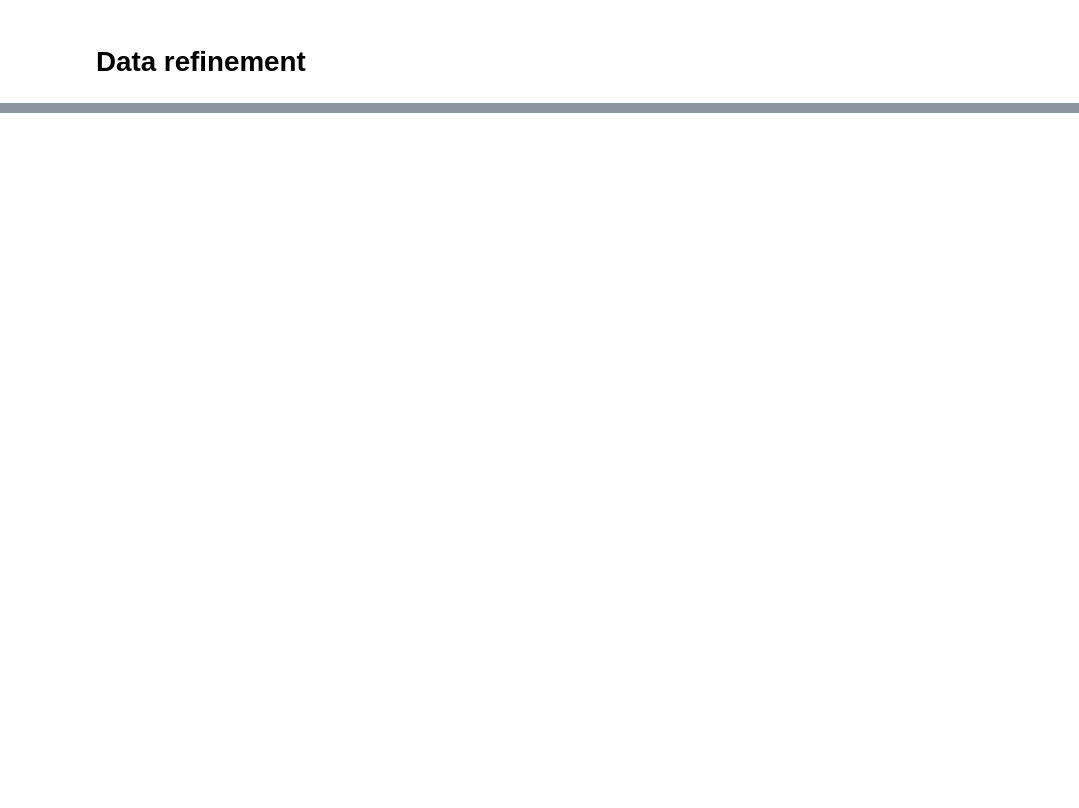
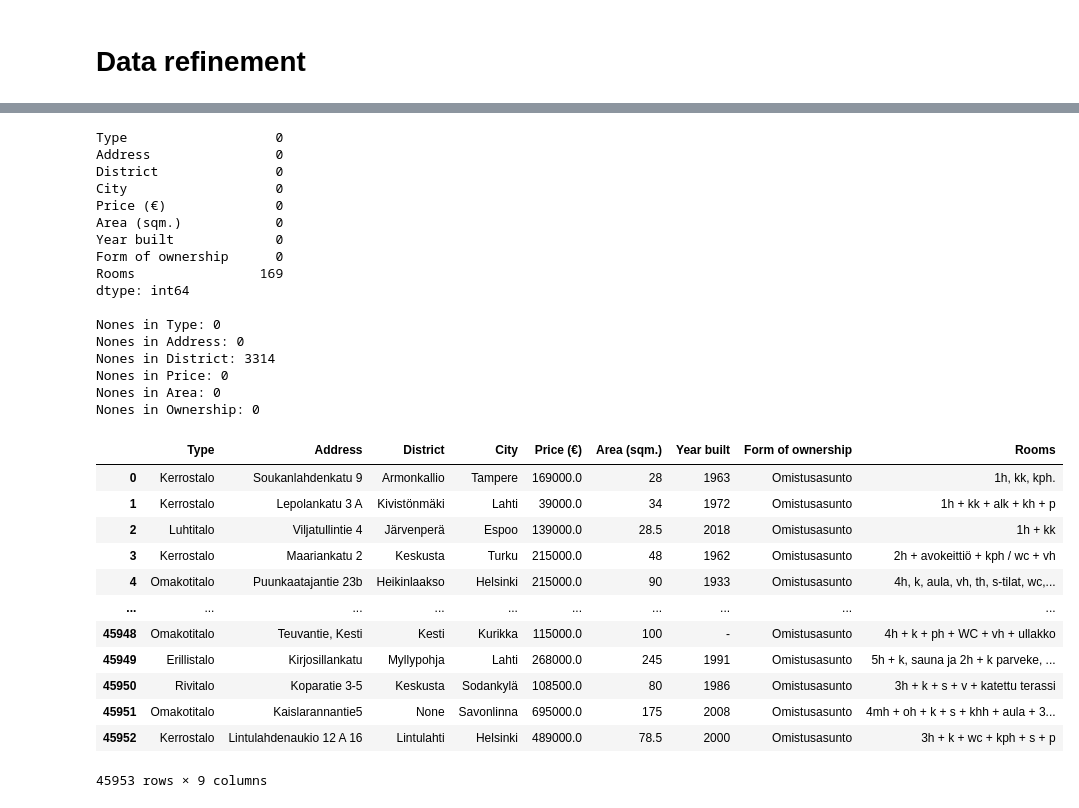
Before and after one commit to Teolhyn/Housing-market-analysis-with-webscraped-data, a Jupyter notebook: Data-refining.ipynb, the cells around one changed output, grey strips where cells are left out. Cells and saved outputs as stored; diff of their text form; code cells hidden in the pictures; blank space fills up the shorter version.

```diff
--- a/Data-refining.ipynb
+++ b/Data-refining.ipynb
@@ -17,5 +17,0 @@ df.head()
-# %%
-# We can see that we have double index, so lets remove the column "Unnamed: 0".
-
-df = df.drop(['Unnamed: 0'], axis= 1)
-df
@@ -48,0 +18,17 @@ dtype: object
+# %%
+# Lets edit some of the types
+print('Types initially:\n\n', df.dtypes)
+
+# First we will drop all rows with undefined values in price or area. This is okay as the dataset is quite large and we can not get the values from anywhere.
+df.drop(df.index[df['Price (€)'] == '-'], inplace=True)
+df.drop(df.index[df['Area (sqm.)'] == '-'], inplace=True)
+
+# Then we will replace decimal from ',' to '.' and delete whitespace (\xa0) from Area column (This is already done for price in webscraper) so we can typecast the objects to floats.
+df['Price (€)'] = [x.replace(',', '.') for x in df['Price (€)']]
+df['Price (€)'] = df['Price (€)'].astype('float')
+
+df['Area (sqm.)'] = [x.replace(',', '.') for x in df['Area (sqm.)']]
+df['Area (sqm.)'] = [x.replace('\xa0', '') for x in df['Area (sqm.)']]
+df['Area (sqm.)'] = df['Area (sqm.)'].astype('float')
+
+print('\nTypes after cleaning:\n\n', df.dtypes)
@@ -48,0 +53,4 @@ dtype: object
+# %%
+# Lets edit the Type so that we get the type of the house (omakotitalo, rivitalo, etc.) and the room abbreviations to separate columns.
+df[['Type', 'Rooms']] = df['Type'].str.split('|', 1, expand=True)
+df.head()
@@ -48,0 +64,46 @@ dtype: object
+# %%
+#Now that the types and structure is as wanted, lets work with empty values.
+print(df.isnull().sum())
+
+#As our type error handling in webscraper inserts None if error is risen, we count Nones in all columns.
+type_none = len(df[df.Type == 'None'])
+address_none = len(df[df.Address == 'None'])
+district_none = len(df[df.District == 'None'])
+price_none = len(df[df['Price (€)'] == 'None'])
+area_none = len(df[df['Area (sqm.)'] == 'None'])
+ownership_none = len(df[df['Form of ownership'] == 'None'])
+
+print('\nNones in Type:',type_none, '\nNones in Address:', address_none, '\nNones in District:', district_none, '\nNones in Price:', price_none, '\nNones in Area:', area_none,'\nNones in Ownership:', ownership_none)
+
+df
+# %% [output]
+Type                   0
+Address                0
+District               0
+City                   0
+Price (€)              0
+Area (sqm.)            0
+Year built             0
+Form of ownership      0
+Rooms                169
+dtype: int64
+
+Nones in Type: 0
+Nones in Address: 0
+Nones in District: 3314
+Nones in Price: 0
+Nones in Area: 0
+Nones in Ownership: 0
+|  | Type | Address | District | City | Price (€) | Area (sqm.) | Year built | Form of ownership | Rooms |
+| 0 | Kerrostalo | Soukanlahdenkatu 9 | Armonkallio | Tampere | 169000.0 | 28 | 1963 | Omistusasunto | 1h, kk, kph. |
+| 1 | Kerrostalo | Lepolankatu 3 A | Kivistönmäki | Lahti | 39000.0 | 34 | 1972 | Omistusasunto | 1h + kk + alk + kh + p |
+| 2 | Luhtitalo | Viljatullintie 4 | Järvenperä | Espoo | 139000.0 | 28.5 | 2018 | Omistusasunto | 1h + kk |
+| 3 | Kerrostalo | Maariankatu 2 | Keskusta | Turku | 215000.0 | 48 | 1962 | Omistusasunto | 2h + avokeittiö + kph / wc + vh |
+| 4 | Omakotitalo | Puunkaatajantie 23b | Heikinlaakso | Helsinki | 215000.0 | 90 | 1933 | Omistusasunto | 4h, k, aula, vh, th, s-tilat, wc,... |
+| ... | ... | ... | ... | ... | ... | ... | ... | ... | ... |
+| 45948 | Omakotitalo | Teuvantie, Kesti | Kesti | Kurikka | 115000.0 | 100 | - | Omistusasunto | 4h + k + ph + WC + vh + ullakko |
+| 45949 | Erillistalo | Kirjosillankatu | Myllypohja | Lahti | 268000.0 | 245 | 1991 | Omistusasunto | 5h + k, sauna ja 2h + k parveke, ... |
+| 45950 | Rivitalo | Koparatie 3-5 | Keskusta | Sodankylä | 108500.0 | 80 | 1986 | Omistusasunto | 3h + k + s + v + katettu terassi |
+| 45951 | Omakotitalo | Kaislarannantie5 | None | Savonlinna | 695000.0 | 175 | 2008 | Omistusasunto | 4mh + oh + k + s + khh + aula + 3... |
+| 45952 | Kerrostalo | Lintulahdenaukio 12 A 16 | Lintulahti | Helsinki | 489000.0 | 78.5 | 2000 | Omistusasunto | 3h + k + wc + kph + s + p |
+45953 rows × 9 columns
```
Also changed, not shown: parts of 9 cells of this notebook, 4 other files.
